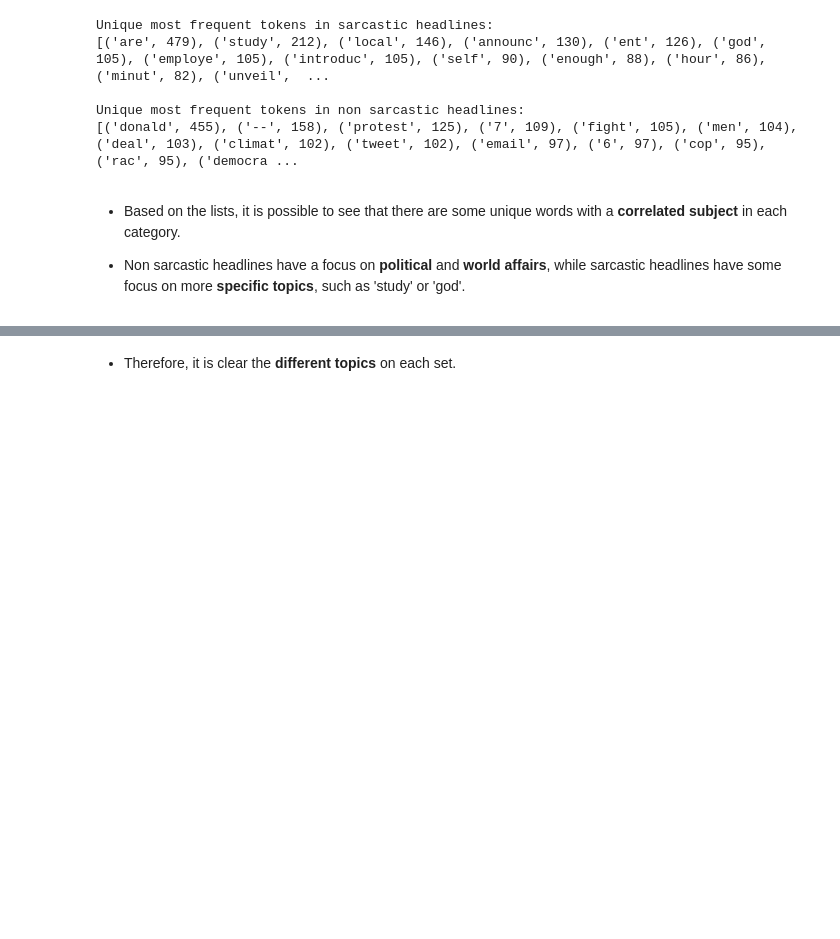
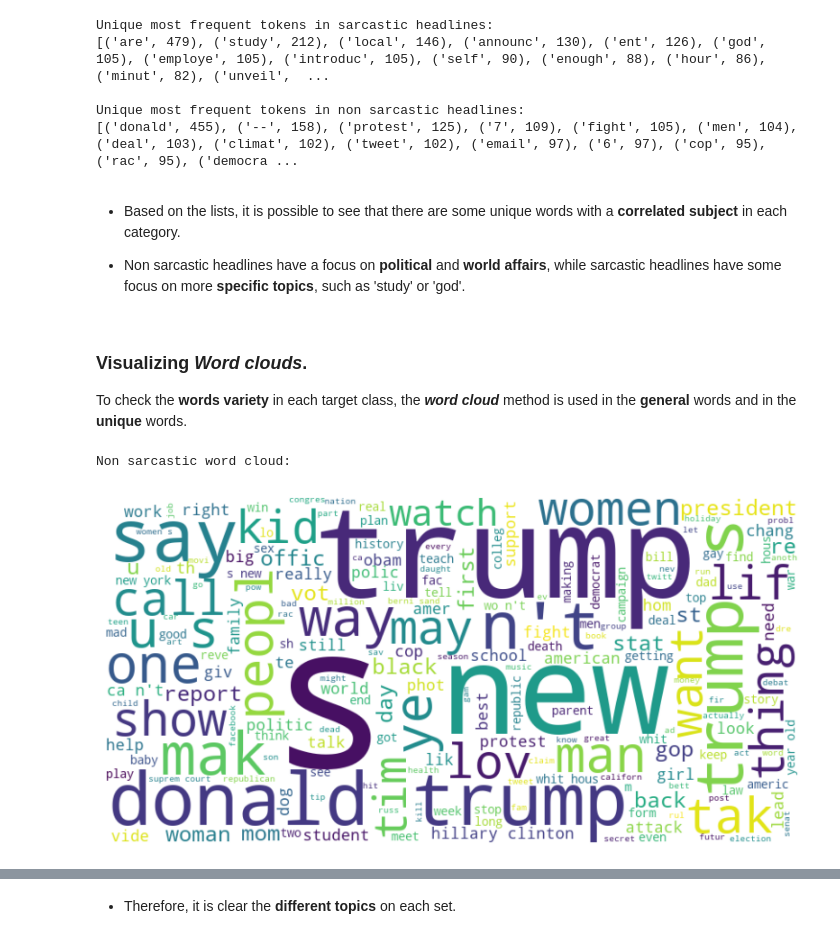
Before and after one commit to vtpaiva/sarcastic-headlines-detection, a Jupyter notebook: analysis.ipynb, the cells around one changed output, grey strips where cells are left out. Cells and saved outputs as stored; diff of their text form; code cells hidden in the pictures; blank space fills up the shorter version.

```diff
--- a/analysis.ipynb
+++ b/analysis.ipynb
@@ -235,3 +260,14 @@ def word_cloud(vec):
     plt.imshow(wordcloud, interpolation='bilinear')
     plt.axis('off')
     plt.show()
+# %% [markdown]
+### Visualizing ***Word clouds***.
+
+To check the **words variety** in each target class, the ***word cloud*** method is used in the **general** words and in the **unique** words.
+# %%
+print('Non sarcastic word cloud:')
+
+word_cloud(words_non_sarcastic)
+# %% [output]
+Non sarcastic word cloud:
+[figure, added]
```
Also changed, not shown: parts of 17 cells of this notebook, 1 other file.
